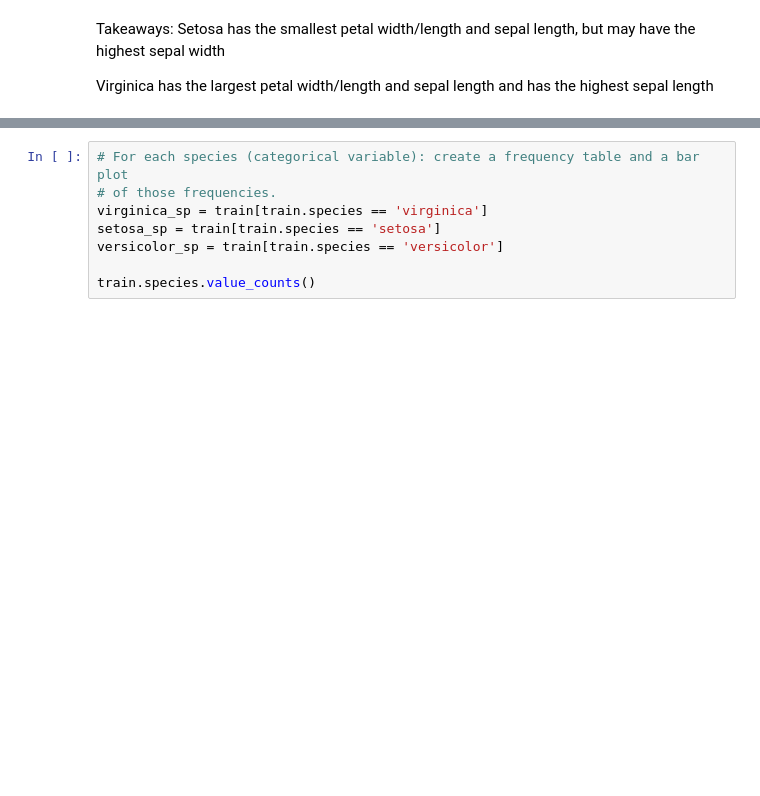
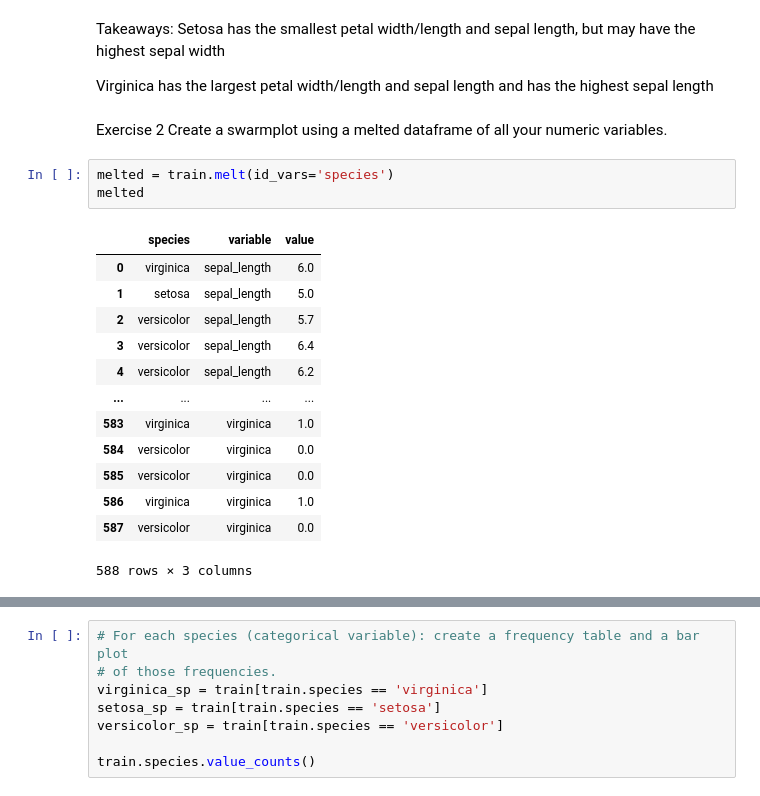
Before and after one commit to ian-james-johnson/classification_exercises, a Jupyter notebook: classification_exercises.ipynb, the cells around one changed output, grey strips where cells are left out. Drawn from its saved outputs; the diff is of its cells as text; blank space fills up the shorter version.

```diff
--- a/classification_exercises.ipynb
+++ b/classification_exercises.ipynb
@@ -560,3 +712,23 @@ Takeaways:
 Setosa has the smallest petal width/length and sepal length, but may have the highest sepal width
 
 Virginica has the largest petal width/length and sepal length and has the highest sepal length
+# %% [markdown]
+Exercise 2
+Create a swarmplot using a melted dataframe of all your numeric variables.
+# %%
+melted = train.melt(id_vars='species')
+melted
+# %% [output]
+|  | species | variable | value |
+| 0 | virginica | sepal_length | 6.0 |
+| 1 | setosa | sepal_length | 5.0 |
+| 2 | versicolor | sepal_length | 5.7 |
+| 3 | versicolor | sepal_length | 6.4 |
+| 4 | versicolor | sepal_length | 6.2 |
+| ... | ... | ... | ... |
+| 583 | virginica | virginica | 1.0 |
+| 584 | versicolor | virginica | 0.0 |
+| 585 | versicolor | virginica | 0.0 |
+| 586 | virginica | virginica | 1.0 |
+| 587 | versicolor | virginica | 0.0 |
+588 rows × 3 columns
```
Also changed, not shown: parts of 25 cells of this notebook, 1 other file.
